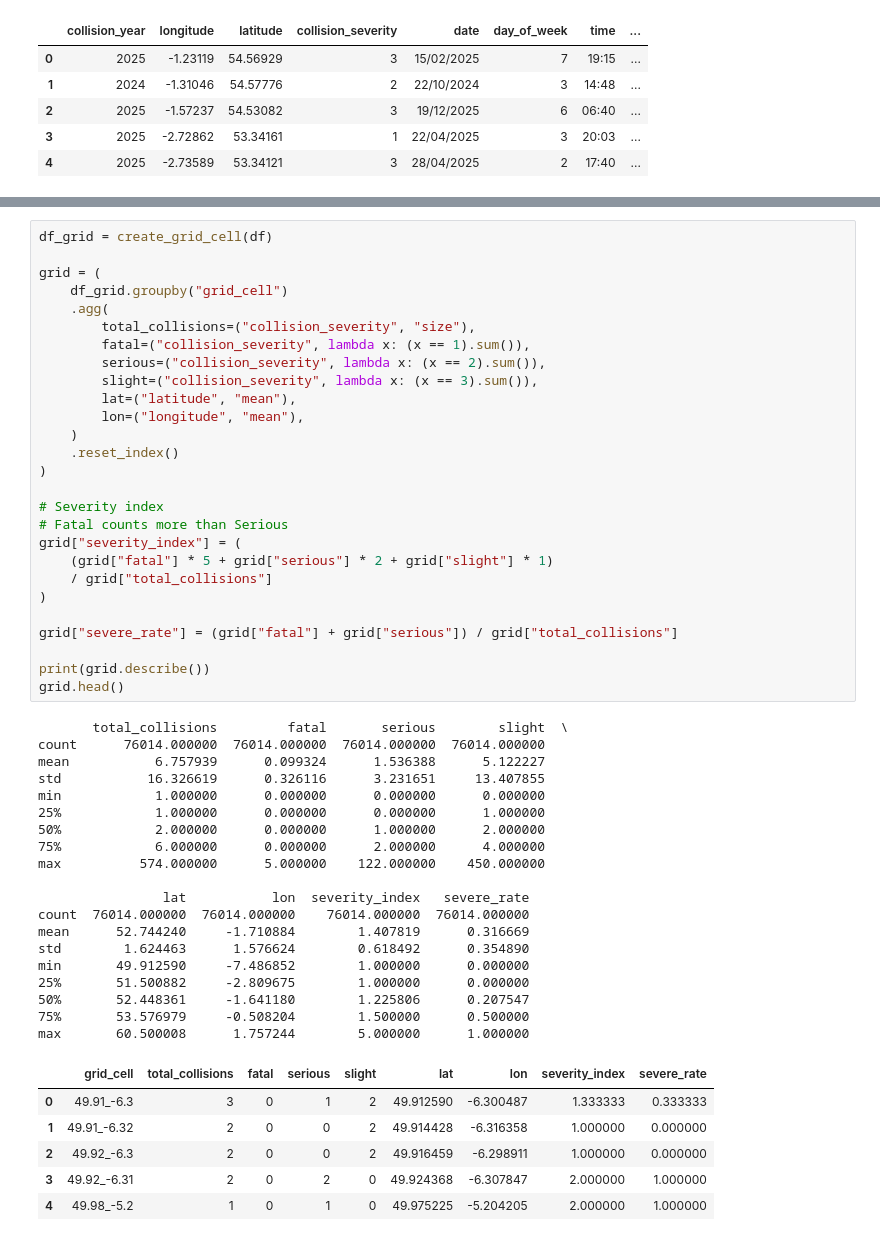
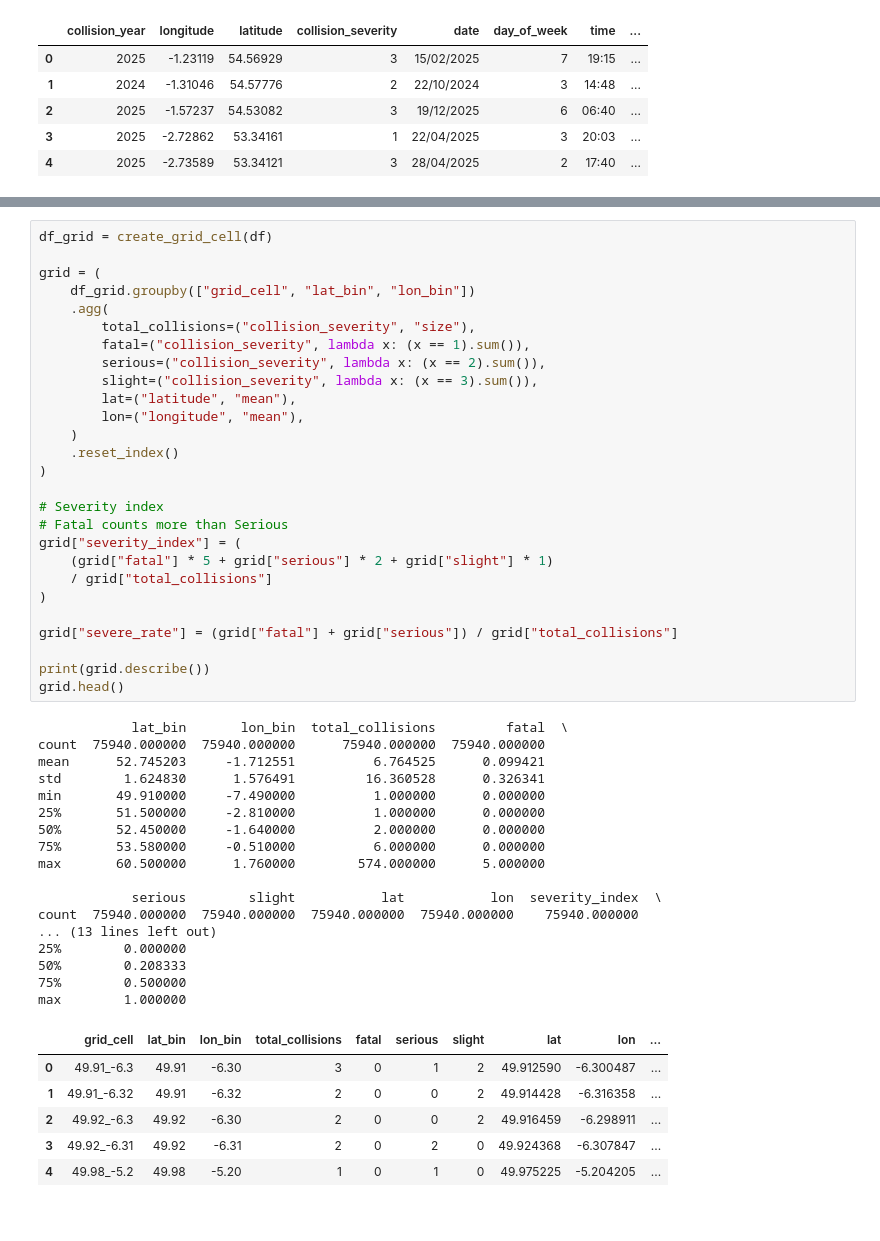
Before and after one commit to thenurinethangi/roadsafe-ai, a Jupyter notebook: ml/notebooks/03_feature_engineering.ipynb, the cells around one changed output, grey strips where cells are left out. Drawn from its saved outputs; the diff is of its cells as text.

```diff
--- a/ml/notebooks/03_feature_engineering.ipynb
+++ b/ml/notebooks/03_feature_engineering.ipynb
@@ -64,56 +89,54 @@ night               0.0245  0.2625  0.7130
 # %%
 df_grid = create_grid_cell(df)
 
 grid = (
-    df_grid.groupby("grid_cell")
+    df_grid.groupby(["grid_cell", "lat_bin", "lon_bin"])
     .agg(
         total_collisions=("collision_severity", "size"),
         fatal=("collision_severity", lambda x: (x == 1).sum()),
         serious=("collision_severity", lambda x: (x == 2).sum()),
         slight=("collision_severity", lambda x: (x == 3).sum()),
         lat=("latitude", "mean"),
         lon=("longitude", "mean"),
     )
     .reset_index()
 )
 
 # Severity index
 # Fatal counts more than Serious
 grid["severity_index"] = (
     (grid["fatal"] * 5 + grid["serious"] * 2 + grid["slight"] * 1)
     / grid["total_collisions"]
 )
 
 grid["severe_rate"] = (grid["fatal"] + grid["serious"]) / grid["total_collisions"]
 
 print(grid.describe())
 grid.head()
 # %% [output]
-       total_collisions         fatal       serious        slight  \
-count      76014.000000  76014.000000  76014.000000  76014.000000
-mean           6.757939      0.099324      1.536388      5.122227
-std           16.326619      0.326116      3.231651     13.407855
-min            1.000000      0.000000      0.000000      0.000000
-25%            1.000000      0.000000      0.000000      1.000000
-50%            2.000000      0.000000      1.000000      2.000000
-75%            6.000000      0.000000      2.000000      4.000000
-max          574.000000      5.000000    122.000000    450.000000
+            lat_bin       lon_bin  total_collisions         fatal  \
+count  75940.000000  75940.000000      75940.000000  75940.000000
+mean      52.745203     -1.712551          6.764525      0.099421
+std        1.624830      1.576491         16.360528      0.326341
+min       49.910000     -7.490000          1.000000      0.000000
+25%       51.500000     -2.810000          1.000000      0.000000
+50%       52.450000     -1.640000          2.000000      0.000000
+75%       53.580000     -0.510000          6.000000      0.000000
+max       60.500000      1.760000        574.000000      5.000000
 
-                lat           lon  severity_index   severe_rate
-count  76014.000000  76014.000000    76014.000000  76014.000000
-mean      52.744240     -1.710884        1.407819      0.316669
-std        1.624463      1.576624        0.618492      0.354890
-min       49.912590     -7.486852        1.000000      0.000000
-25%       51.500882     -2.809675        1.000000      0.000000
-50%       52.448361     -1.641180        1.225806      0.207547
-75%       53.576979     -0.508204        1.500000      0.500000
-max       60.500008      1.757244        5.000000      1.000000
+            serious        slight           lat           lon  severity_index  \
+count  75940.000000  75940.000000  75940.000000  75940.000000    75940.000000
+... (13 lines left out)
+25%        0.000000
+50%        0.208333
+75%        0.500000
+max        1.000000
-|  | grid_cell | total_collisions | fatal | serious | slight | lat | lon | severity_index | severe_rate |
-| 0 | 49.91_-6.3 | 3 | 0 | 1 | 2 | 49.912590 | -6.300487 | 1.333333 | 0.333333 |
-| 1 | 49.91_-6.32 | 2 | 0 | 0 | 2 | 49.914428 | -6.316358 | 1.000000 | 0.000000 |
-| 2 | 49.92_-6.3 | 2 | 0 | 0 | 2 | 49.916459 | -6.298911 | 1.000000 | 0.000000 |
-| 3 | 49.92_-6.31 | 2 | 0 | 2 | 0 | 49.924368 | -6.307847 | 2.000000 | 1.000000 |
-| 4 | 49.98_-5.2 | 1 | 0 | 1 | 0 | 49.975225 | -5.204205 | 2.000000 | 1.000000 |
+|  | grid_cell | lat_bin | lon_bin | total_collisions | fatal | serious | slight | lat | lon | ... |
+| 0 | 49.91_-6.3 | 49.91 | -6.30 | 3 | 0 | 1 | 2 | 49.912590 | -6.300487 | ... |
+| 1 | 49.91_-6.32 | 49.91 | -6.32 | 2 | 0 | 0 | 2 | 49.914428 | -6.316358 | ... |
+| 2 | 49.92_-6.3 | 49.92 | -6.30 | 2 | 0 | 0 | 2 | 49.916459 | -6.298911 | ... |
+| 3 | 49.92_-6.31 | 49.92 | -6.31 | 2 | 0 | 2 | 0 | 49.924368 | -6.307847 | ... |
+| 4 | 49.98_-5.2 | 49.98 | -5.20 | 1 | 0 | 1 | 0 | 49.975225 | -5.204205 | ... |
 # %%
 # Final feature set (drop raw lat/lon and temporary cols)
 drop_cols = ["date", "time", "latitude", "longitude", "lat_bin", "lon_bin"]
```
Also changed, not shown: parts of 3 cells of this notebook, 1 other file.
